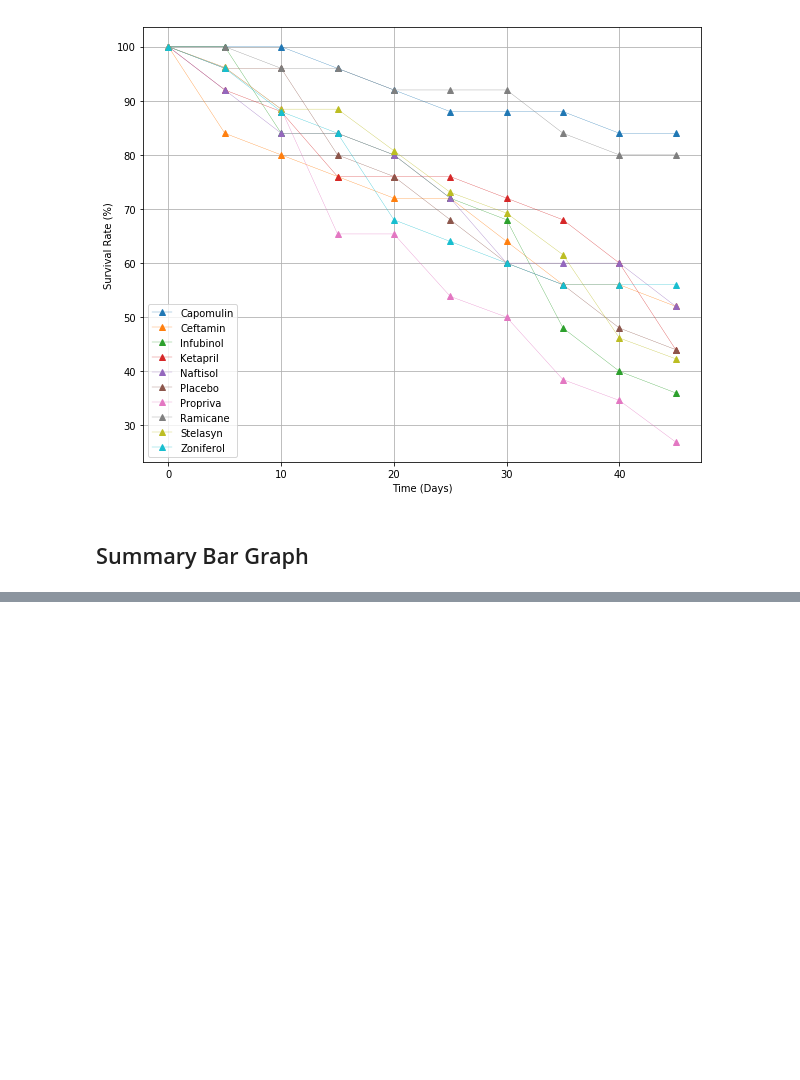
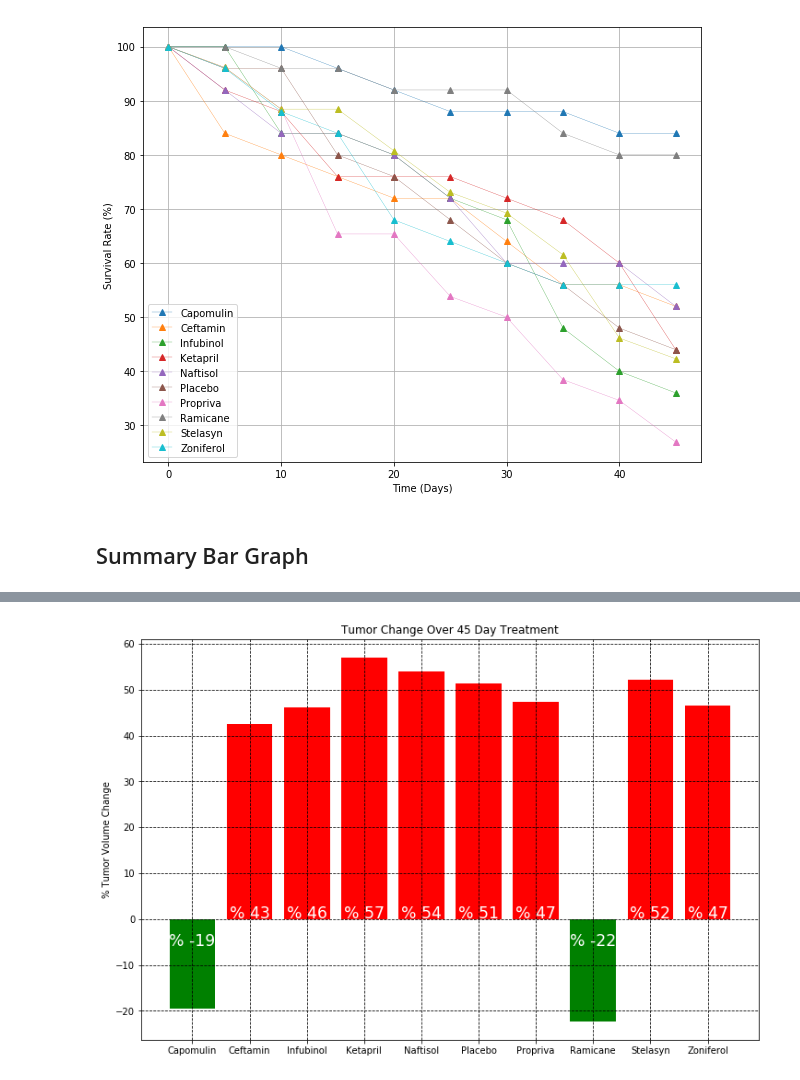
Before and after one commit to theodoremoreland/Pymaceuticals, a Jupyter notebook: pymaceuticals_starter.ipynb, the cells around one changed output, grey strips where cells are left out. Drawn from its saved outputs; the diff is of its cells as text; code cells hidden in the pictures; blank space fills up the shorter version.

```diff
--- a/pymaceuticals_starter.ipynb
+++ b/pymaceuticals_starter.ipynb
@@ -362,0 +334,26 @@ fig.show()
+# %%
+# Store all Relevant Percent Changes into a Tuple
+tup = (change1, change2, change3, change4, change5, change6, change7, change8, change9, change10)
+
+plt.figure(figsize=(12,8))
+plt.bar(avg_met.Drug.unique(), tup, color=["g","r", "r", "r", "r", "r", "r", "g", "r", "r",])
+plt.grid(True, color="black", linestyle="dashed")
+plt.title("Tumor Change Over 45 Day Treatment")
+plt.ylabel("% Tumor Volume Change")
+
+def text(tup):
+    for i in range(len(tup)):
+        if tup[i] > 0:
+            x = i
+            label = "% " + str(round(tup[i]))
+            plt.text(x, 3, label, ha='center', va='top', color="white", fontsize="xx-large")
+        else:
+            x = i
+            label = "% " + str(round(tup[i]))
+            plt.text(x, -3, label, ha='center', va='top', color="white", fontsize="xx-large")
+text(tup)
+
+# Save the Figure
+plt.savefig("Fig4.png")
+# %% [output]
+[figure, added]
```
Also changed, not shown: parts of 4 cells of this notebook, 1 other file.
